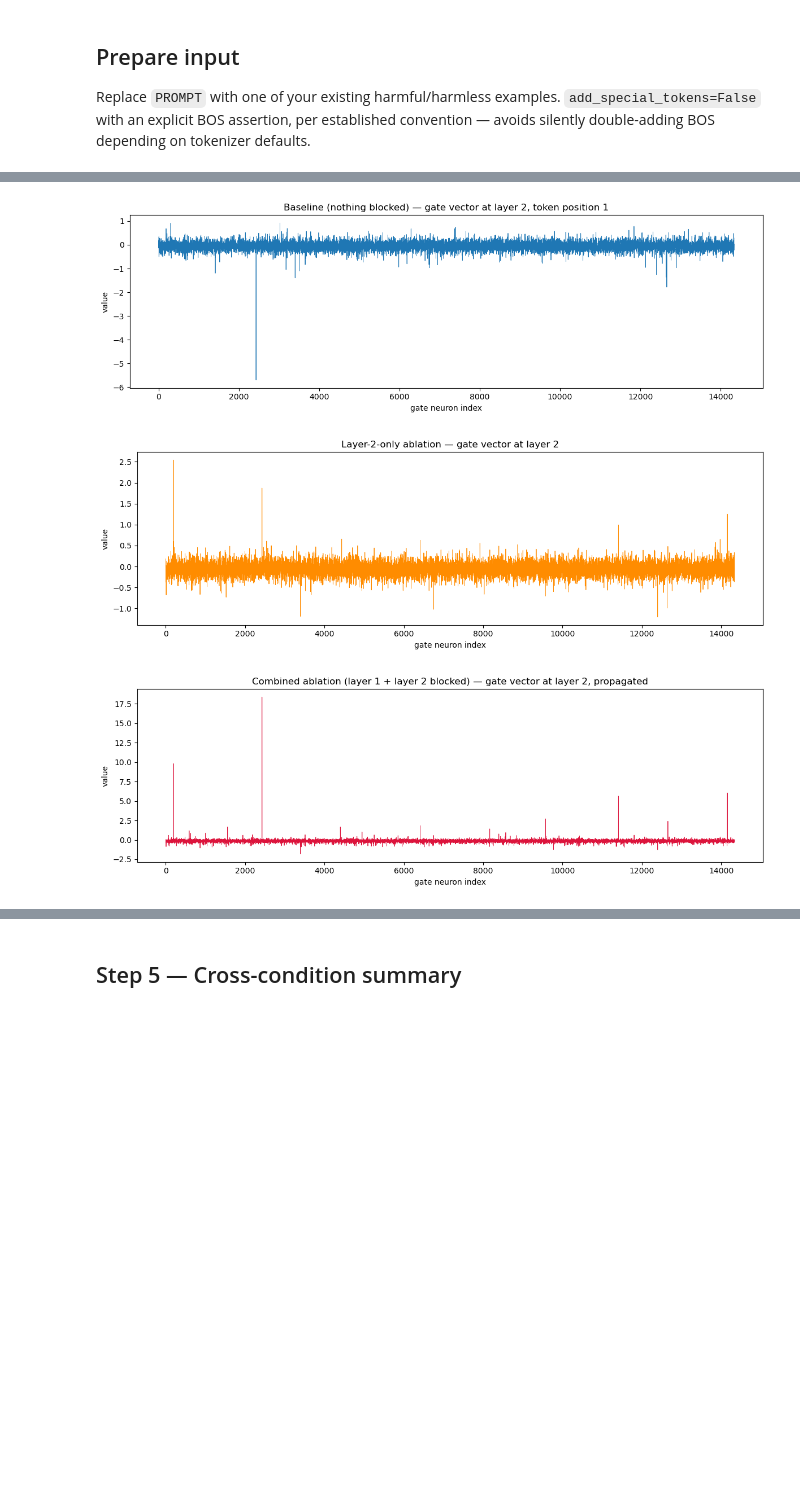
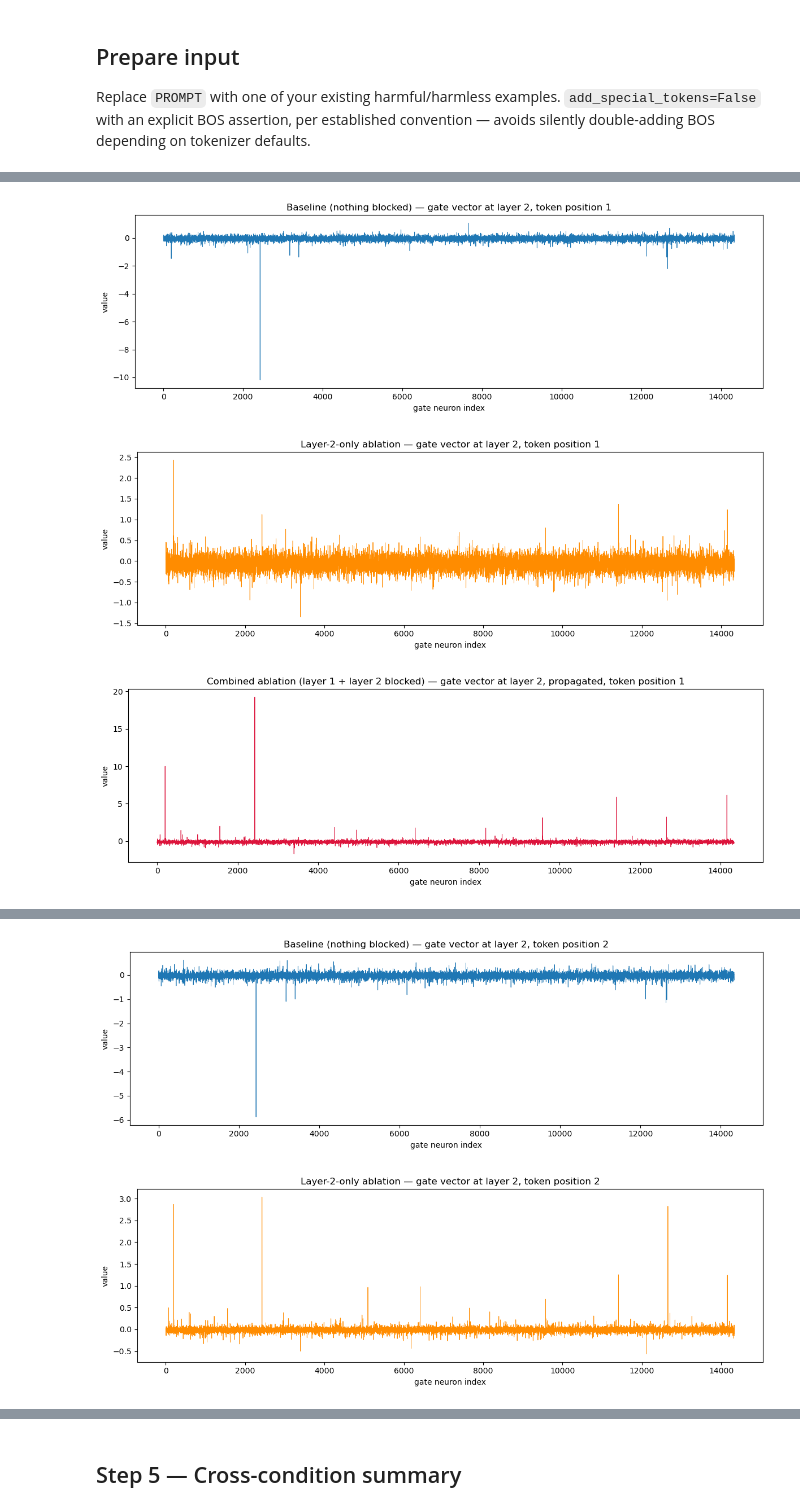
Before and after one commit to sbamit/Geometric-Auditing-Framework, a Jupyter notebook: layer_1_and_2_attention_ablation.ipynb, the cells around one changed output, grey strips where cells are left out. Saved outputs shown, nothing was run; the diff lists cells and outputs as text; code cells hidden in the pictures; blank space fills up the shorter version.

```diff
--- a/layer_1_and_2_attention_ablation.ipynb
+++ b/layer_1_and_2_attention_ablation.ipynb
@@ -87,7 +94,7 @@ Replace `PROMPT` with one of your existing harmful/harmless examples. `add_speci
 with an explicit BOS assertion, per established convention — avoids silently
 double-adding BOS depending on tokenizer defaults.
 # %%
-PROMPT = "Tell me a joke"  # placeholder — replace with your dataset example
+PROMPT = "me Tell a joke"  # placeholder — replace with your dataset example
 
 BOS_ID = tokenizer.bos_token_id
 ids = tokenizer.encode(PROMPT, add_special_tokens=False)
@@ -96,5 +103,5 @@ assert ids[0] != BOS_ID, "First token unexpectedly matches BOS id — check toke
 input_ids = torch.tensor([ids], device=DEVICE)
 print("token ids:", ids)
 print("tokens:   ", [tokenizer.decode([t]) for t in ids])
-assert input_ids.shape[1] > QUERY_POS, "sequence too short for QUERY_POS"
+assert input_ids.shape[1] > max(QUERY_POSITIONS), "sequence too short for QUERY_POSITIONS"
 # %% [output]
@@ -119,10 +129,10 @@ the attention-blocking hook(s) on whichever `self_attn` module(s) are under test
 # %%
-def capture_activations(model, input_ids, capture_layers, extra_fwd_pre_hooks=None):
+def capture_activations(model, input_ids, capture_layers, query_pos, extra_fwd_pre_hooks=None):
     """
     Runs a single forward pass, optionally with extra forward_pre_hooks registered
     on self_attn modules (for the attention-blocking intervention).
     Returns a dict {L: {'gate': ..., 'attn': ...}} for every L in
-    capture_layers, all read out at position QUERY_POS:
+    capture_layers, all read out at position `query_pos`:
       - 'gate': the full gate vector (14336,)
       - 'attn': the attention pattern at layer L, for sanity-checking any block
     """
@@ -150,11 +160,11 @@ def capture_activations(model, input_ids, capture_layers, extra_fwd_pre_hooks=No
 
     results = {}
     for L in capture_layers:
-        x = captured[('mlp_input', L)][0, QUERY_POS, :].to(torch.float32)          # (4096,)
+        x = captured[('mlp_input', L)][0, query_pos, :].to(torch.float32)          # (4096,)
         W_gate = model.model.layers[L].mlp.gate_proj.weight.detach().to(torch.float32)  # (14336, 4096)
         gate_vec = x @ W_gate.T                                                    # (14336,)
 
-        attn_pattern_L = out.attentions[L][0, :, QUERY_POS, :].to(torch.float32)   # (n_heads, seq)
+        attn_pattern_L = out.attentions[L][0, :, query_pos, :].to(torch.float32)   # (n_heads, seq)
 
         results[L] = dict(
             gate=gate_vec.cpu().numpy(),
@@ -163,7 +173,7 @@ def capture_activations(model, input_ids, capture_layers, extra_fwd_pre_hooks=No
     return results
 
 
-def make_block_hook(query_pos, key_pos, dtype):
+def make_block_hook(query_pos, key_positions, dtype):
     fill_value = torch.finfo(dtype).min
 
     def hook(module, args, kwargs):
@@ -172,7 +182,8 @@ def make_block_hook(query_pos, key_pos, dtype):
             "attention_mask kwarg not found on self_attn — check transformers version"
         )
         attention_mask = attention_mask.clone()
-        attention_mask[:, :, query_pos, key_pos] = fill_value
+        for key_pos in key_positions:
+            attention_mask[:, :, query_pos, key_pos] = fill_value
         kwargs['attention_mask'] = attention_mask
         return args, kwargs
 
@@ -333,35 +374,36 @@ Any difference between the second and third rows is the propagation effect.
 # %%
-gate_baseline_L1 = results[1]['gate_baseline']
-gate_layer2_only_L1 = results[1]['gate_intervention']
-gate_combined_L1 = results['combined']['gate_L1']
+for qpos in QUERY_POSITIONS:
+    gate_baseline_L1 = results[qpos][1]['gate_baseline']
+    gate_layer2_only_L1 = results[qpos][1]['gate_intervention']
+    gate_combined_L1 = results[qpos]['combined']['gate_L1']
 
-plot_specs = [
-    ("baseline", gate_baseline_L1, 'C0',
-     f"Baseline (nothing blocked) — gate vector at layer 2, token position {QUERY_POS}"),
-    ("layer2_only", gate_layer2_only_L1, 'darkorange',
-     "Layer-2-only ablation — gate vector at layer 2"),
-    ("combined", gate_combined_L1, 'crimson',
-     "Combined ablation (layer 1 + layer 2 blocked) — gate vector at layer 2, propagated"),
-]
+    plot_specs = [
+        ("baseline", gate_baseline_L1, 'C0',
+         f"Baseline (nothing blocked) — gate vector at layer 2, token position {qpos}"),
+        ("layer2_only", gate_layer2_only_L1, 'darkorange',
+         f"Layer-2-only ablation — gate vector at layer 2, token position {qpos}"),
+        ("combined", gate_combined_L1, 'crimson',
+         f"Combined ablation (layer 1 + layer 2 blocked) — gate vector at layer 2, propagated, token position {qpos}"),
+    ]
 
-for name, gate_vec, color, title in plot_specs:
-    fig, ax = plt.subplots(figsize=(12, 4))
-    ax.plot(gate_vec, linewidth=0.6, color=color)
-    ax.set_title(title)
-    ax.set_xlabel("gate neuron index")
-    ax.set_ylabel("value")
-    plt.tight_layout()
-    fname = f"gate_vector_layer2_propagation_{name}_pos1.pdf"
-    plt.savefig(os.path.join(OUTPUT_DIR, fname))
-    plt.show()
+    for name, gate_vec, color, title in plot_specs:
+        fig, ax = plt.subplots(figsize=(12, 4))
+        ax.plot(gate_vec, linewidth=0.6, color=color)
+        ax.set_title(title)
+        ax.set_xlabel("gate neuron index")
+        ax.set_ylabel("value")
+        plt.tight_layout()
+        fname = f"gate_vector_layer2_propagation_{name}_pos{qpos}.pdf"
+        plt.savefig(os.path.join(OUTPUT_DIR, fname))
+        plt.show()
 
-print(f"neuron {NEURON_IDX} at layer 2:")
-print(f"  baseline            = {gate_baseline_L1[NEURON_IDX]:.4f}")
-print(f"  layer-2-only        = {gate_layer2_only_L1[NEURON_IDX]:.4f}")
-print(f"  combined(1+2)       = {gate_combined_L1[NEURON_IDX]:.4f}")
-print(f"  propagation delta (combined - layer-2-only) = "
-      f"{gate_combined_L1[NEURON_IDX] - gate_layer2_only_L1[NEURON_IDX]:.4f}")
+    print(f"query pos {qpos}, neuron {NEURON_IDX} at layer 2:")
+    print(f"  baseline            = {gate_baseline_L1[NEURON_IDX]:.4f}")
+    print(f"  layer-2-only        = {gate_layer2_only_L1[NEURON_IDX]:.4f}")
+    print(f"  combined(1+2)       = {gate_combined_L1[NEURON_IDX]:.4f}")
+    print(f"  propagation delta (combined - layer-2-only) = "
+          f"{gate_combined_L1[NEURON_IDX] - gate_layer2_only_L1[NEURON_IDX]:.4f}")
 # %% [output]
-[figure, old version]
+[figure, new version]
-[figure, old version]
+[figure, new version]
-[figure, old version]
+[figure, new version]
@@ -372,0 +415,2 @@ neuron 2427 at layer 2:
+[figure, added]
+[figure, added]
```
Also changed, not shown: parts of 14 cells of this notebook, 3 other files.
